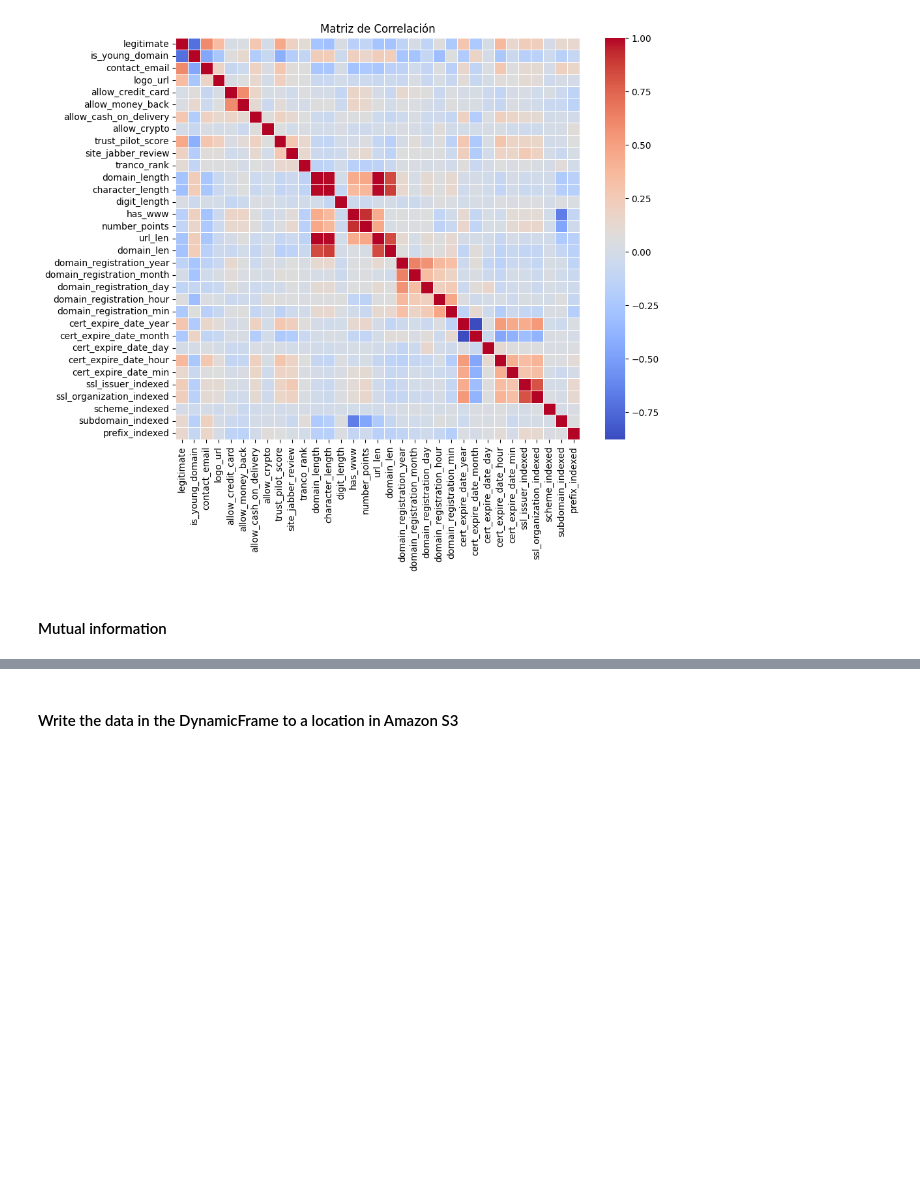
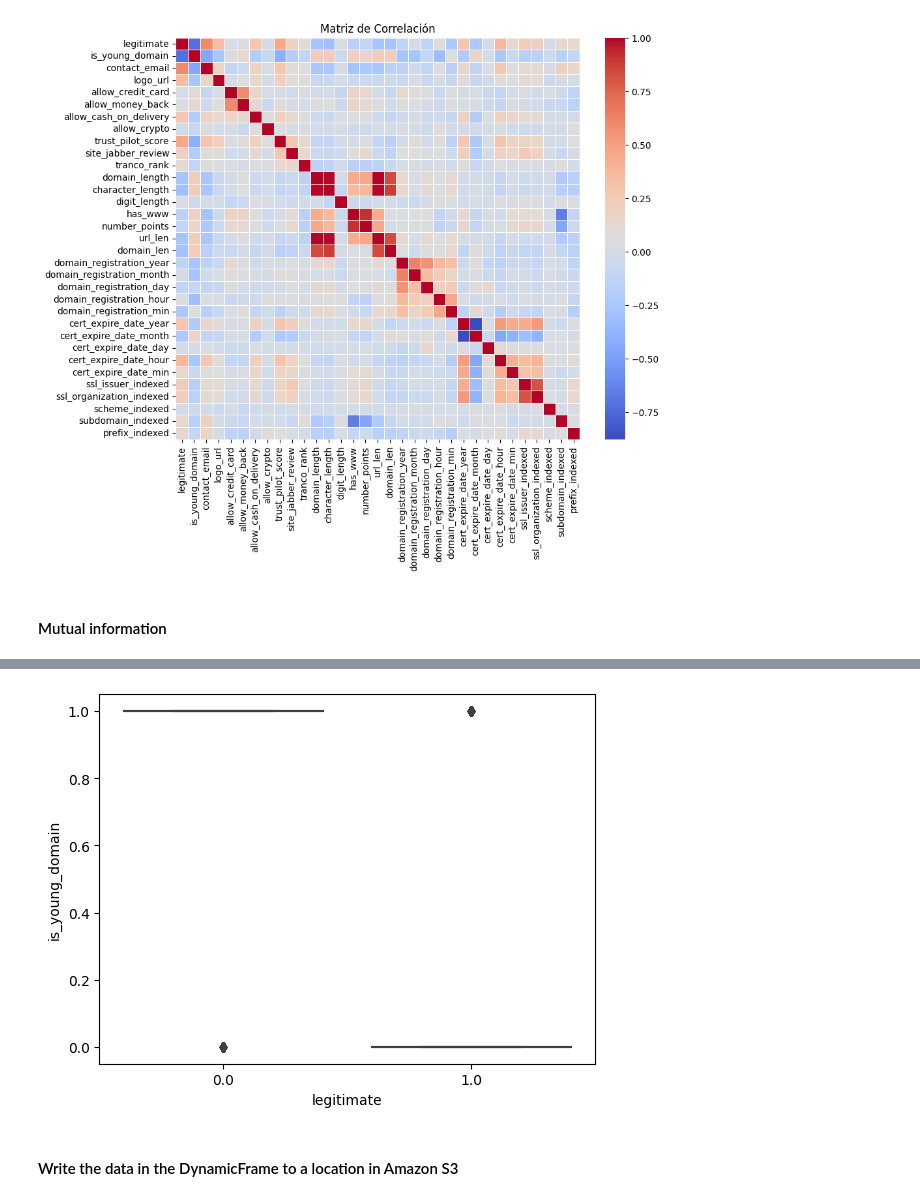
Before and after one commit to bertoramos/fraud-detection, a Jupyter notebook: src/etl/ETL fraud-detection-db.ipynb, the cells around one changed output, grey strips where cells are left out. Cells and saved outputs as stored; diff of their text form; code cells hidden in the pictures; blank space fills up the shorter version.

```diff
--- a/src/etl/ETL fraud-detection-db.ipynb
+++ b/src/etl/ETL fraud-detection-db.ipynb
@@ -530,0 +655,4 @@ mi_data = new_data
+# %%
+sns.boxplot(data=mi_data_df[["is_young_domain", "legitimate"]].astype(float), x="legitimate", y="is_young_domain");
+# %% [output]
+[figure, added]
```
Also changed, not shown: parts of 11 cells of this notebook.
